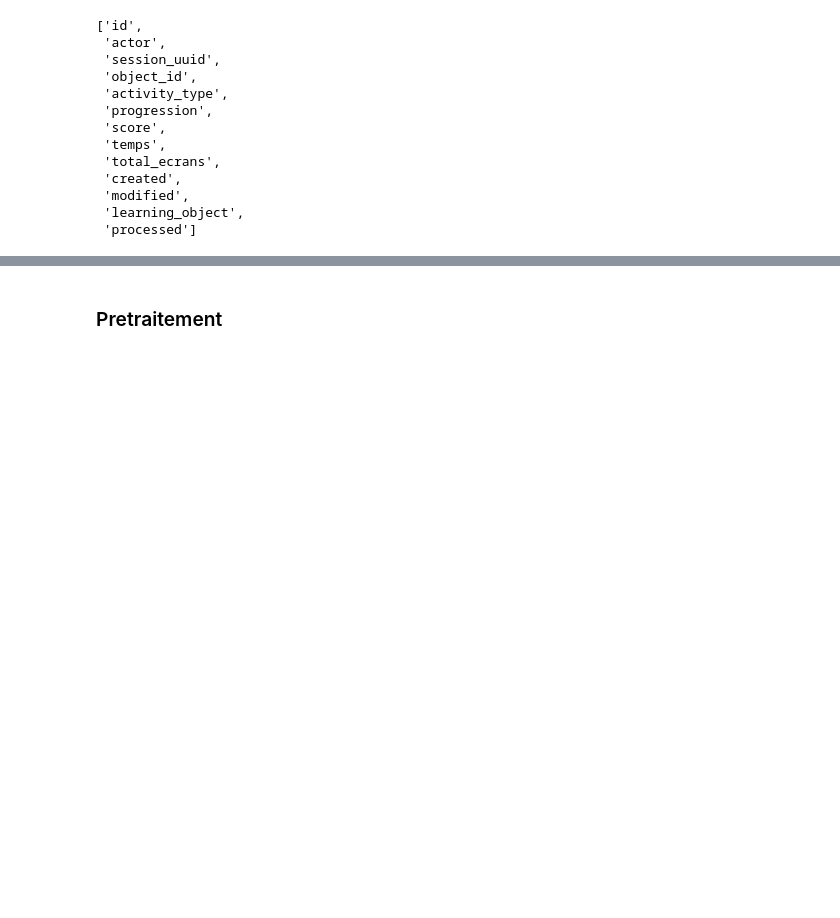
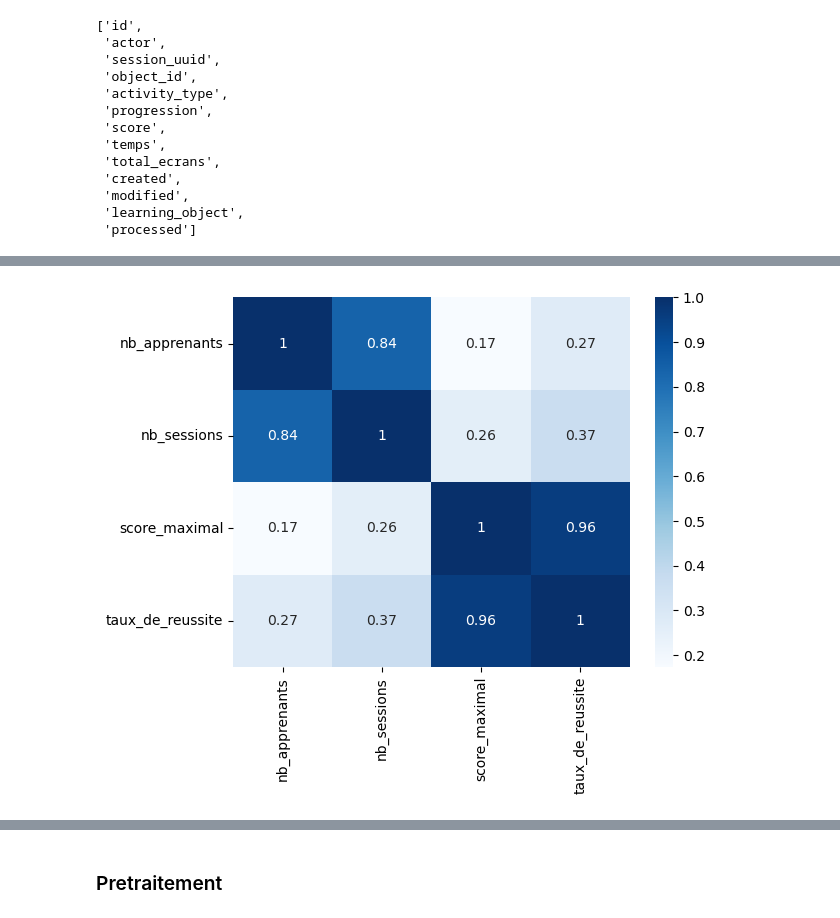
Before and after one commit to DJIGIFA/ODC-ML-DGS, a Jupyter notebook: Untitled.ipynb, the cells around one changed output, grey strips where cells are left out. Saved outputs shown, nothing was run; the diff lists cells and outputs as text; code cells hidden in the pictures; blank space fills up the shorter version.

```diff
--- a/Untitled.ipynb
+++ b/Untitled.ipynb
@@ -122,0 +129,10 @@ data.getModuleActorStat("761-fallstudien-und-fragen")
+# %%
+# on supprime  score_minimal
+corr = data.getStat().drop("score_minimal", axis='columns').corr()
+sn.heatmap(corr, cmap="Blues",annot=True,
+            xticklabels=corr.columns.values,
+            yticklabels=corr.columns.values);
+# data.getStat()
+# corr
+# %% [output]
+[figure, added]
```
Also changed, not shown: parts of 29 cells of this notebook.
